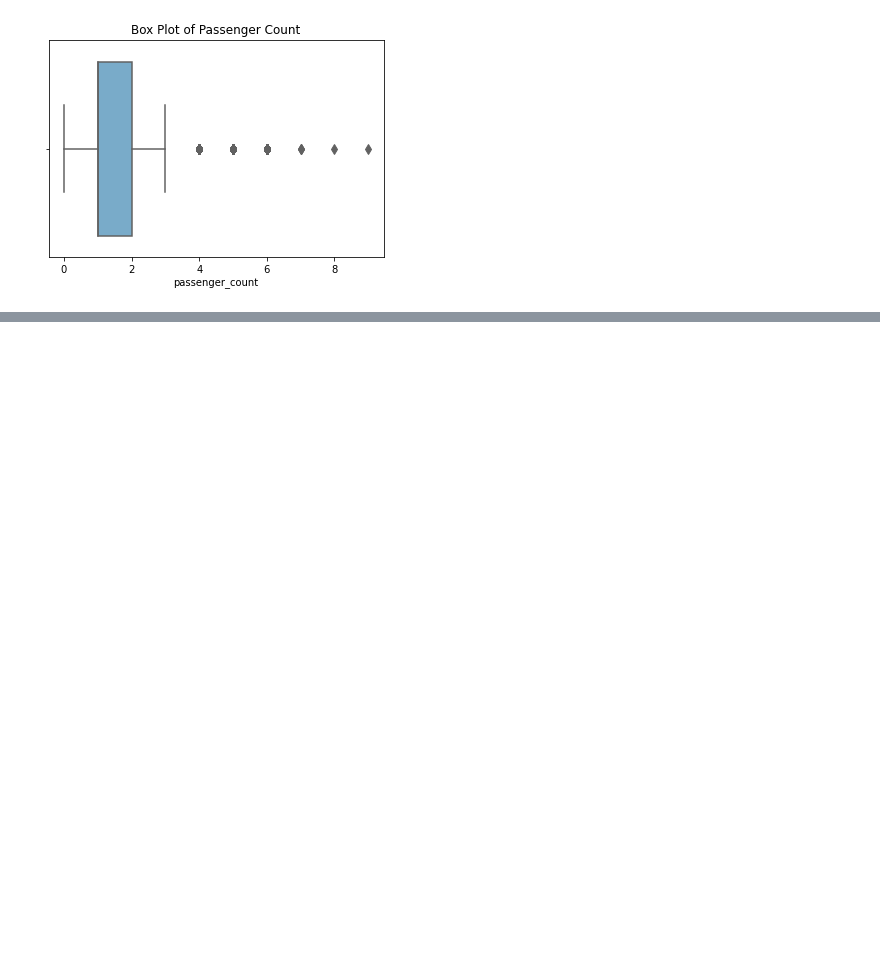
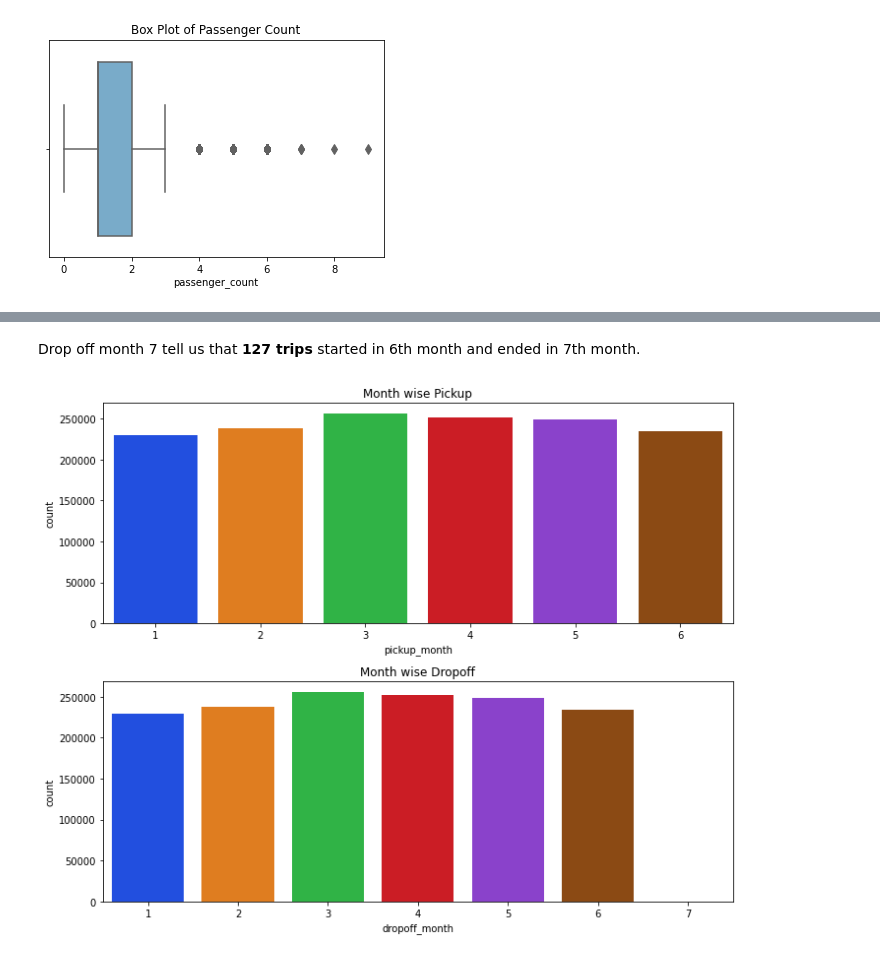
Before and after one commit to San13deep/NYC_Taxi_Trip_Prediction, a Jupyter notebook: NYC_Taxi_Trip_Time_Prediction_Capstone_Project.ipynb, the cells around one changed output, grey strips where cells are left out. Drawn from its saved outputs; the diff is of its cells as text; code cells hidden in the pictures; blank space fills up the shorter version.

```diff
--- a/NYC_Taxi_Trip_Time_Prediction_Capstone_Project.ipynb
+++ b/NYC_Taxi_Trip_Time_Prediction_Capstone_Project.ipynb
@@ -163,0 +235,11 @@ Name: trip_duration, Length: 7417, dtype: int64
+# %% [markdown]
+Drop off month 7 tell us that **127 trips** started in 6th month and ended in 7th month.
+# %%
+figure,ax=plt.subplots(nrows=2,ncols=1,figsize=(10,8))
+sns.countplot(x='pickup_month',data=nyc_df, palette = 'bright', ax=ax[0])
+ax[0].set_title('Month wise Pickup')
+sns.countplot(x='dropoff_month',data=nyc_df, palette = 'bright', ax=ax[1])
+ax[1].set_title('Month wise Dropoff')
+plt.tight_layout()
+# %% [output]
+[figure, added]
```
Also changed, not shown: parts of 13 cells of this notebook.
